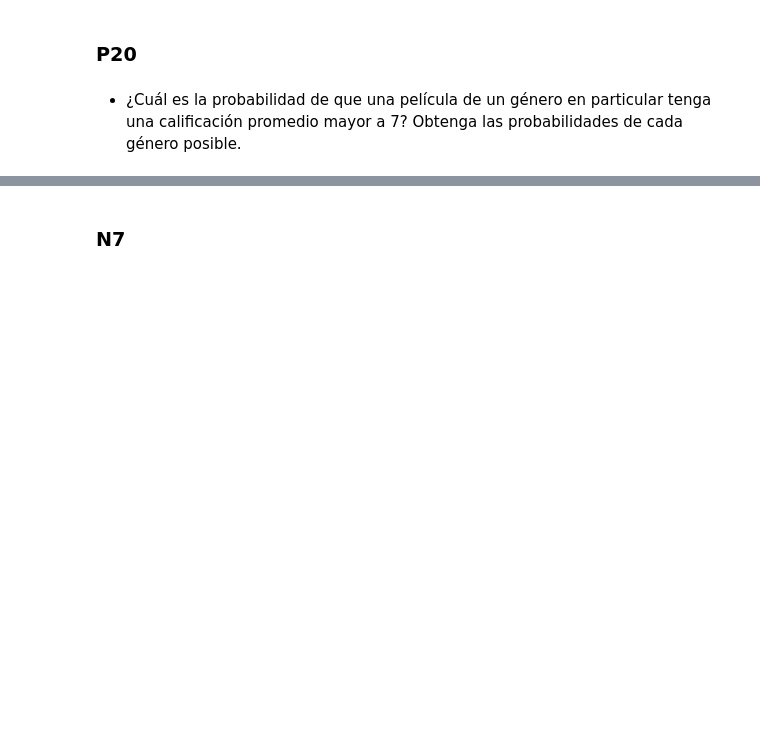
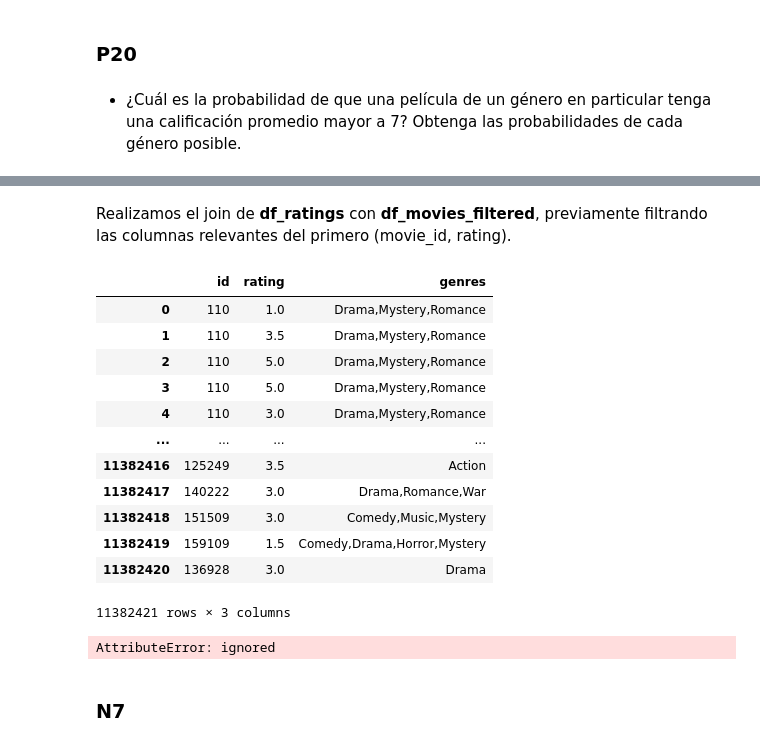
Before and after one commit to Nacho2904/orga_de_datos, a Jupyter notebook: tp_1.ipynb, the cells around one changed output, grey strips where cells are left out. Cells and saved outputs as stored; diff of their text form; code cells hidden in the pictures; blank space fills up the shorter version.

```diff
--- a/tp_1.ipynb
+++ b/tp_1.ipynb
@@ -406,3 +406,6 @@ array(['Charlie Chaplin', 'JP Siili', 'David Michael Latt',
 ### P20
 # %% [markdown]
 - ¿Cuál es la probabilidad de que una película de un género en particular tenga una calificación promedio mayor a 7? Obtenga las probabilidades de cada género posible.
+# %%
+df_ratings = pd.read_csv(path_a_ratings)
+df_ratings.info()
@@ -408,0 +446,15 @@ array(['Charlie Chaplin', 'JP Siili', 'David Michael Latt',
+# %%
+df_movies_filtered = df_movies[["id", "genres"]]
+def add_genre(genre_string:str, known_genres:dict)->None:
+  genres_in_string = genre_string.split(",")
+  for genre in genres_in_string:
+    if not known_genres.get(genre):
+      known_genres.update({genre:len(known_genres)})
+
+known_genres = {}
+obtain_existing_genres = lambda genre: add_genre(genre, known_genres)
+df_movies_filtered = df_movies_filtered[df_movies_filtered["genres"].notnull()]
+df_movies_filtered["genres"].map(obtain_existing_genres)
+df_movies_filtered["id"] = pd.to_numeric(df_movies_filtered["id"], errors = "coerce")
+known_genres = sorted(list(known_genres.keys()))
+known_genres
@@ -409,3 +482,31 @@ array(['Charlie Chaplin', 'JP Siili', 'David Michael Latt',
+# %% [markdown]
+Realizamos el join de **df_ratings** con **df_movies_filtered**, previamente filtrando las columnas relevantes del primero (movie_id, rating).
+# %%
+df_ratings_filtered = df_ratings[["movieId", "rating"]]
+df_ratings_filtered.columns = ["id", "rating"]
+df_ratings_and_genres = pd.merge(df_ratings_filtered, df_movies_filtered, on="id", how="inner")
+df_ratings_and_genres
+# %% [output]
+|  | id | rating | genres |
+| 0 | 110 | 1.0 | Drama,Mystery,Romance |
+| 1 | 110 | 3.5 | Drama,Mystery,Romance |
+| 2 | 110 | 5.0 | Drama,Mystery,Romance |
+| 3 | 110 | 5.0 | Drama,Mystery,Romance |
+| 4 | 110 | 3.0 | Drama,Mystery,Romance |
+| ... | ... | ... | ... |
+| 11382416 | 125249 | 3.5 | Action |
+| 11382417 | 140222 | 3.0 | Drama,Romance,War |
+| 11382418 | 151509 | 3.0 | Comedy,Music,Mystery |
+| 11382419 | 159109 | 1.5 | Comedy,Drama,Horror,Mystery |
+| 11382420 | 136928 | 3.0 | Drama |
+11382421 rows × 3 columns
+# %%
+has_genre = lambda genre, genres_of_the_movie: genre in genres_of_the_movie
+df_movies_genres = pd.DataFrame.copy(df_movies_filtered)
+for genre in known_genres.keys():
+  df_movies_genres[genre] = [has_genre(genre, genres) for genres in df_movies_genres["genres"]]
+# %% [output]
+AttributeError: ignored
 # %% [markdown]
 ### N7
 # %% [markdown]
```
Also changed, not shown: parts of 6 cells of this notebook.
